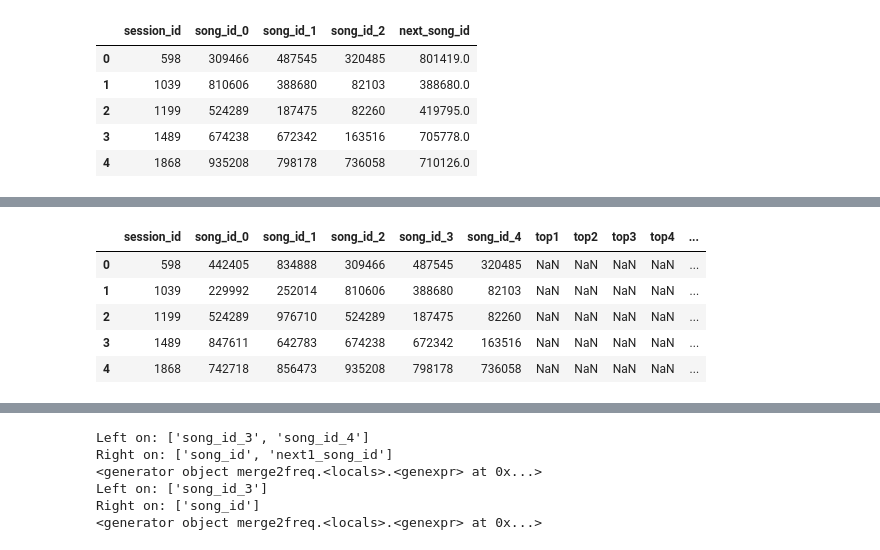
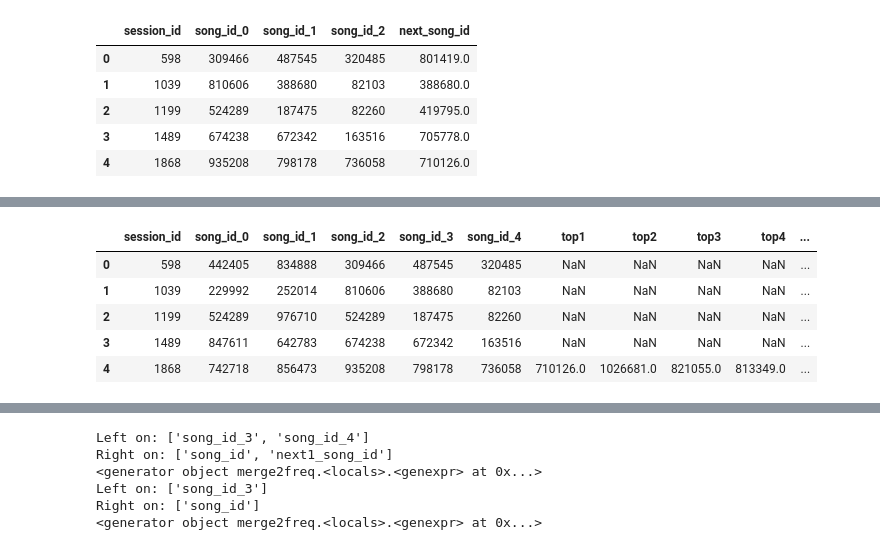
Before and after one commit to Han1018/KK-Data-Game-2023, a Jupyter notebook: ngram.ipynb, the cells around one changed output, grey strips where cells are left out. Drawn from its saved outputs; the diff is of its cells as text; code cells hidden in the pictures.

```diff
--- a/ngram.ipynb
+++ b/ngram.ipynb
@@ -407,25 +390,52 @@ def predict2(df, freqTable, n=2, target=2):
 # %%
 # 5gen5
 n = 5
 target = 5
 testX = getTestX(test_source, n)
-freq5_5 = getFreq2(trainX, n, target, 0.7)
+freq5_5 = getFreq2(trainX, n, target, 0.4)
 result5_5 = predict2(testX, freq5_5, n, target)
+result_5 = result5_5
+
+# 4gen5
+col_name = [
+    "session_id",
+    "song_id_0",
+    "song_id_1",
+    "song_id_2",
+    "song_id_3",
+]
+testX = testX.drop(columns="song_id_0")
+testX.columns = col_name
+
+n = 4
+target = 5
+freq3_5 = getFreq2(trainX, n, target, 0.4)
+result3_5 = predict2(testX, freq3_5, n, target)
+result_5 = result_5.fillna(result3_5)
+
 
 # 3gen5
+col_name = [
+    "session_id",
+    "song_id_0",
+    "song_id_1",
+    "song_id_2",
+]
+testX = testX.drop(columns="song_id_0")
+testX.columns = col_name
+
 n = 3
 target = 5
-freq3_5 = getFreq2(trainX, n, target, 0.7)
+freq3_5 = getFreq2(trainX, n, target, 0.4)
 result3_5 = predict2(testX, freq3_5, n, target)
-
-result_5 = result5_5.fillna(result3_5)
+result_5 = result_5.fillna(result3_5)
 
 
 result_5.head()
 # %% [output]
 |  | session_id | song_id_0 | song_id_1 | song_id_2 | song_id_3 | song_id_4 | top1 | top2 | top3 | top4 | ... |
 | 0 | 598 | 442405 | 834888 | 309466 | 487545 | 320485 | NaN | NaN | NaN | NaN | ... |
 | 1 | 1039 | 229992 | 252014 | 810606 | 388680 | 82103 | NaN | NaN | NaN | NaN | ... |
 | 2 | 1199 | 524289 | 976710 | 524289 | 187475 | 82260 | NaN | NaN | NaN | NaN | ... |
 | 3 | 1489 | 847611 | 642783 | 674238 | 672342 | 163516 | NaN | NaN | NaN | NaN | ... |
-| 4 | 1868 | 742718 | 856473 | 935208 | 798178 | 736058 | NaN | NaN | NaN | NaN | ... |
+| 4 | 1868 | 742718 | 856473 | 935208 | 798178 | 736058 | 710126.0 | 1026681.0 | 821055.0 | 813349.0 | ... |
```
Also changed, not shown: parts of 19 cells of this notebook, 17 other files.
